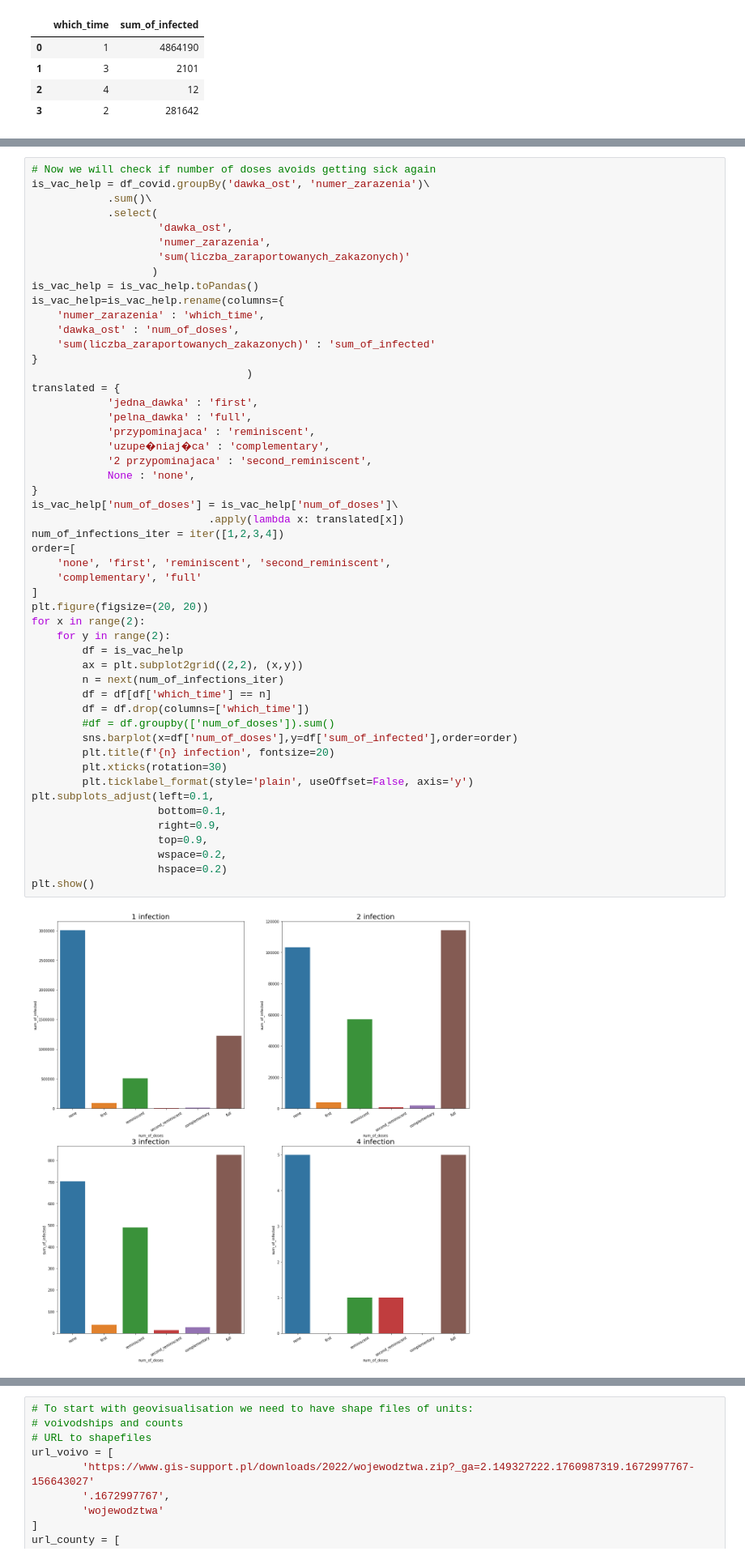
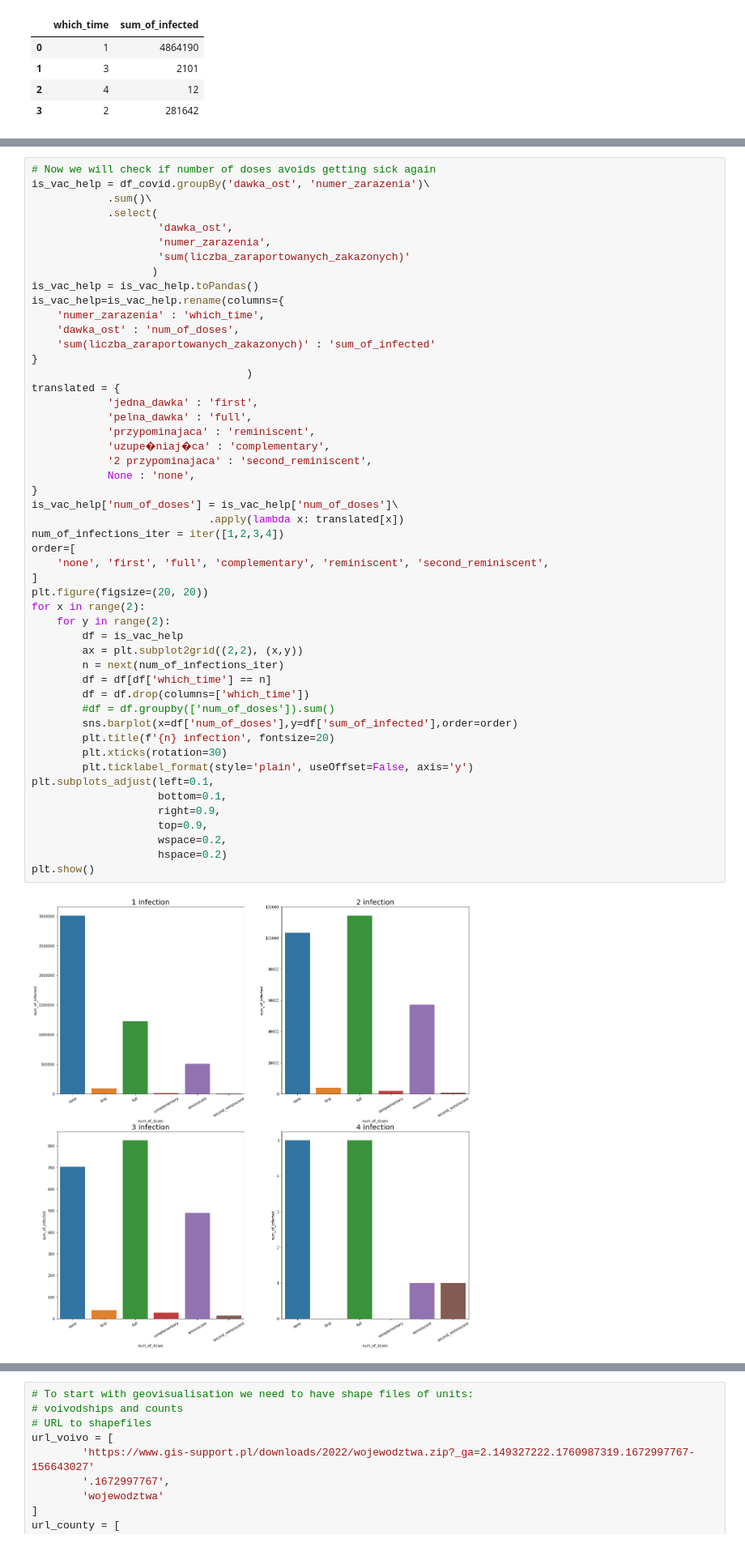
Before and after one commit to AJSTO/COVID_infections_with_Pyspark, a Jupyter notebook: analyse_COVID_infections.ipynb, the cells around one changed output, grey strips where cells are left out. Shown at 81% size. Saved outputs shown, nothing was run; the diff lists cells and outputs as text.

```diff
--- a/analyse_COVID_infections.ipynb
+++ b/analyse_COVID_infections.ipynb
@@ -370,36 +416,35 @@ translated = {
             'uzupe�niaj�ca' : 'complementary',
             '2 przypominajaca' : 'second_reminiscent',
             None : 'none',
 }
 is_vac_help['num_of_doses'] = is_vac_help['num_of_doses']\
                             .apply(lambda x: translated[x])
 num_of_infections_iter = iter([1,2,3,4])
 order=[
-    'none', 'first', 'reminiscent', 'second_reminiscent',
-    'complementary', 'full'
+    'none', 'first', 'full', 'complementary', 'reminiscent', 'second_reminiscent',
 ]
 plt.figure(figsize=(20, 20))
 for x in range(2):
     for y in range(2):
         df = is_vac_help
         ax = plt.subplot2grid((2,2), (x,y))
         n = next(num_of_infections_iter)
         df = df[df['which_time'] == n]
         df = df.drop(columns=['which_time'])
         #df = df.groupby(['num_of_doses']).sum()
         sns.barplot(x=df['num_of_doses'],y=df['sum_of_infected'],order=order)
         plt.title(f'{n} infection', fontsize=20)
         plt.xticks(rotation=30)
         plt.ticklabel_format(style='plain', useOffset=False, axis='y')
 plt.subplots_adjust(left=0.1,
                     bottom=0.1,
                     right=0.9,
                     top=0.9,
                     wspace=0.2,
                     hspace=0.2)
 plt.show()
 # %% [output]
-[figure, old version]
+[figure, new version]
 # %%
 # Now we will check if number of doses avoids getting sick again
 is_vac_help = df_covid.groupBy('dawka_ost', 'numer_zarazenia')\
```
Also changed, not shown: parts of 40 cells of this notebook, 3 other files.
